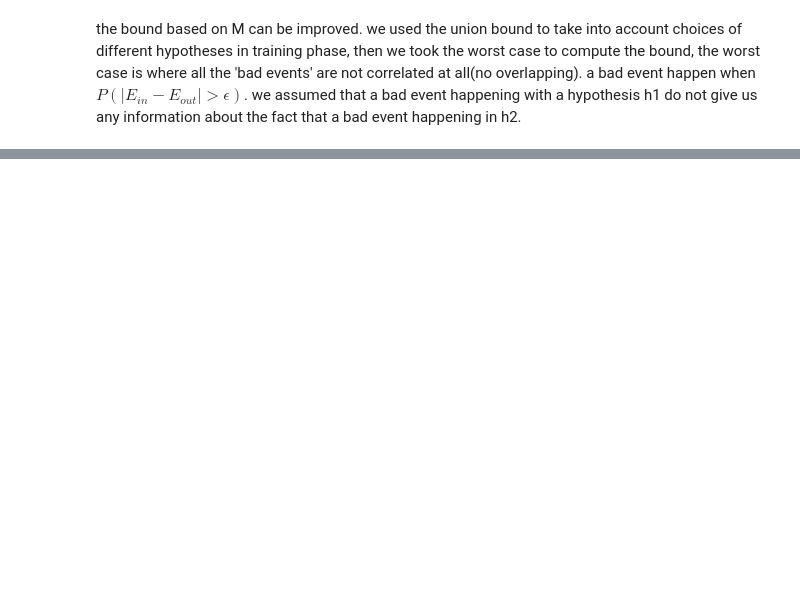
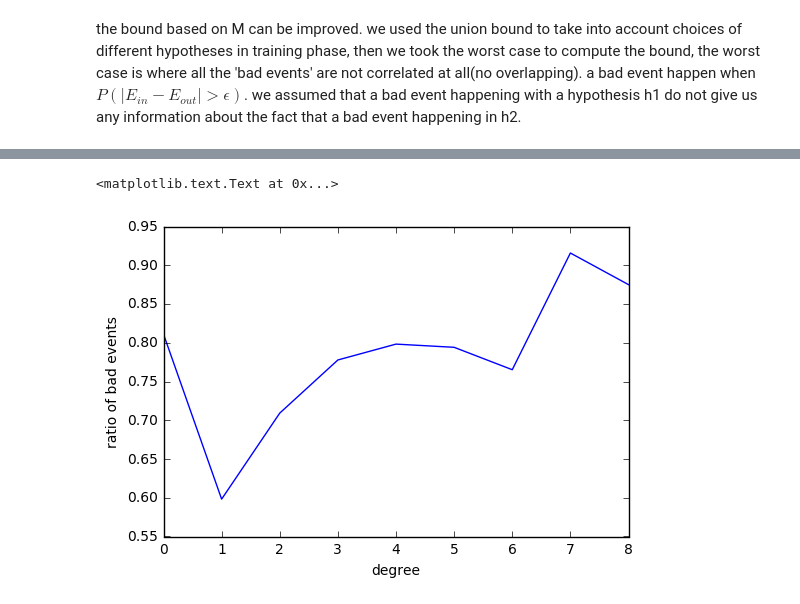
Before and after one commit to mehdidc/caltech, a Jupyter notebook: lecture5-training-versus-testing.ipynb, the cells around one changed output, grey strips where cells are left out. Drawn from its saved outputs; the diff is of its cells as text; code cells hidden in the pictures; blank space fills up the shorter version.

```diff
--- a/lecture5-training-versus-testing.ipynb
+++ b/lecture5-training-versus-testing.ipynb
@@ -13,0 +120,5 @@ the worst case to compute the bound, the worst  case is where all the 'bad event
+# %%
+ratio = [None] * (max_deg-1)
+for k in nb_runs.keys():
+    ratio[k[0] - 1] = bad_stats[k] / float(nb_runs[k])
+    print(k, bad_stats[k] / float(nb_runs[k]))
@@ -13,0 +135,7 @@ the worst case to compute the bound, the worst  case is where all the 'bad event
+# %%
+plt.plot(ratio)
+plt.xlabel('degree')
+plt.ylabel('ratio of bad events')
+# %% [output]
+<matplotlib.text.Text at 0x...>
+[figure, added]
```
Also changed, not shown: parts of 6 cells of this notebook.
